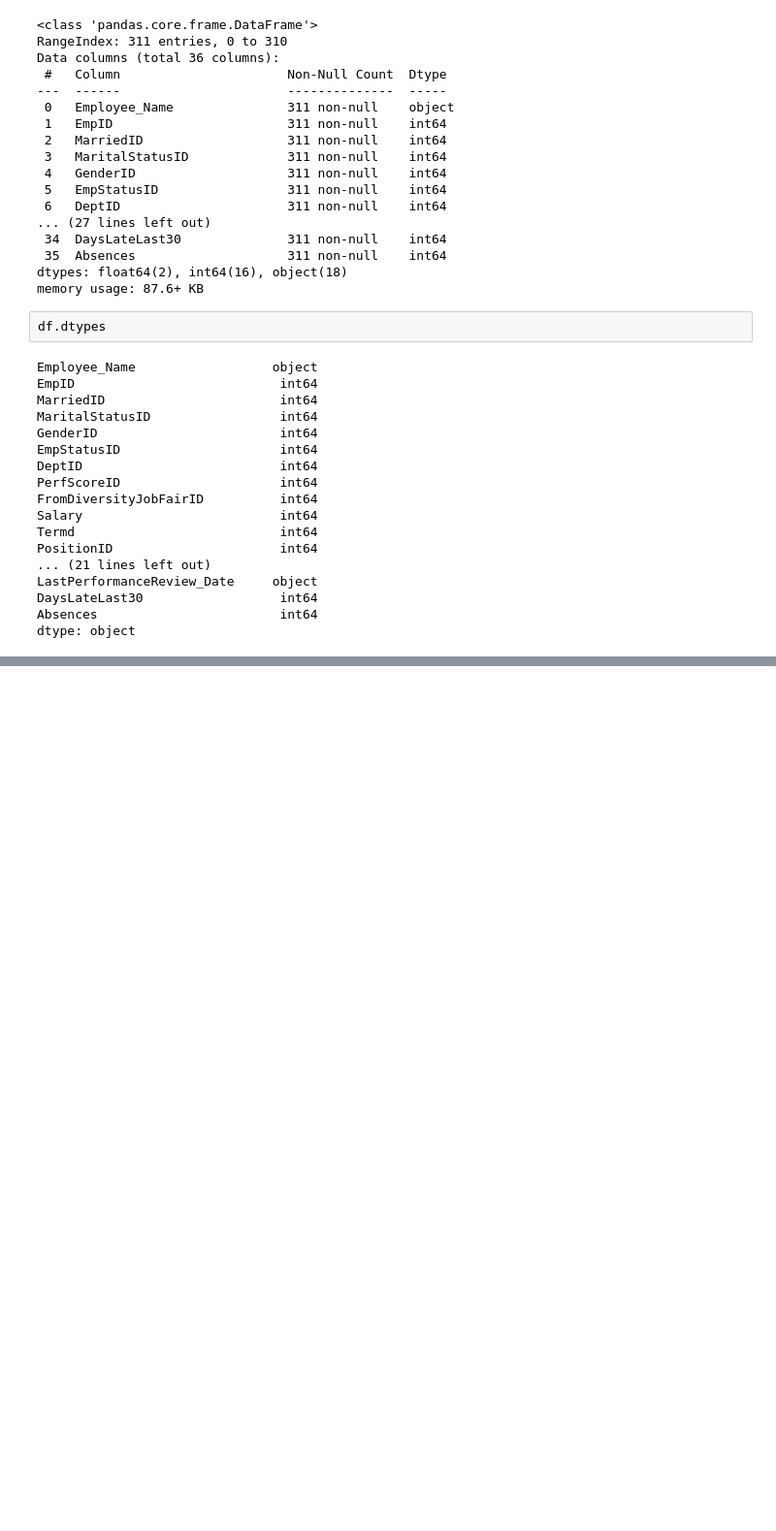
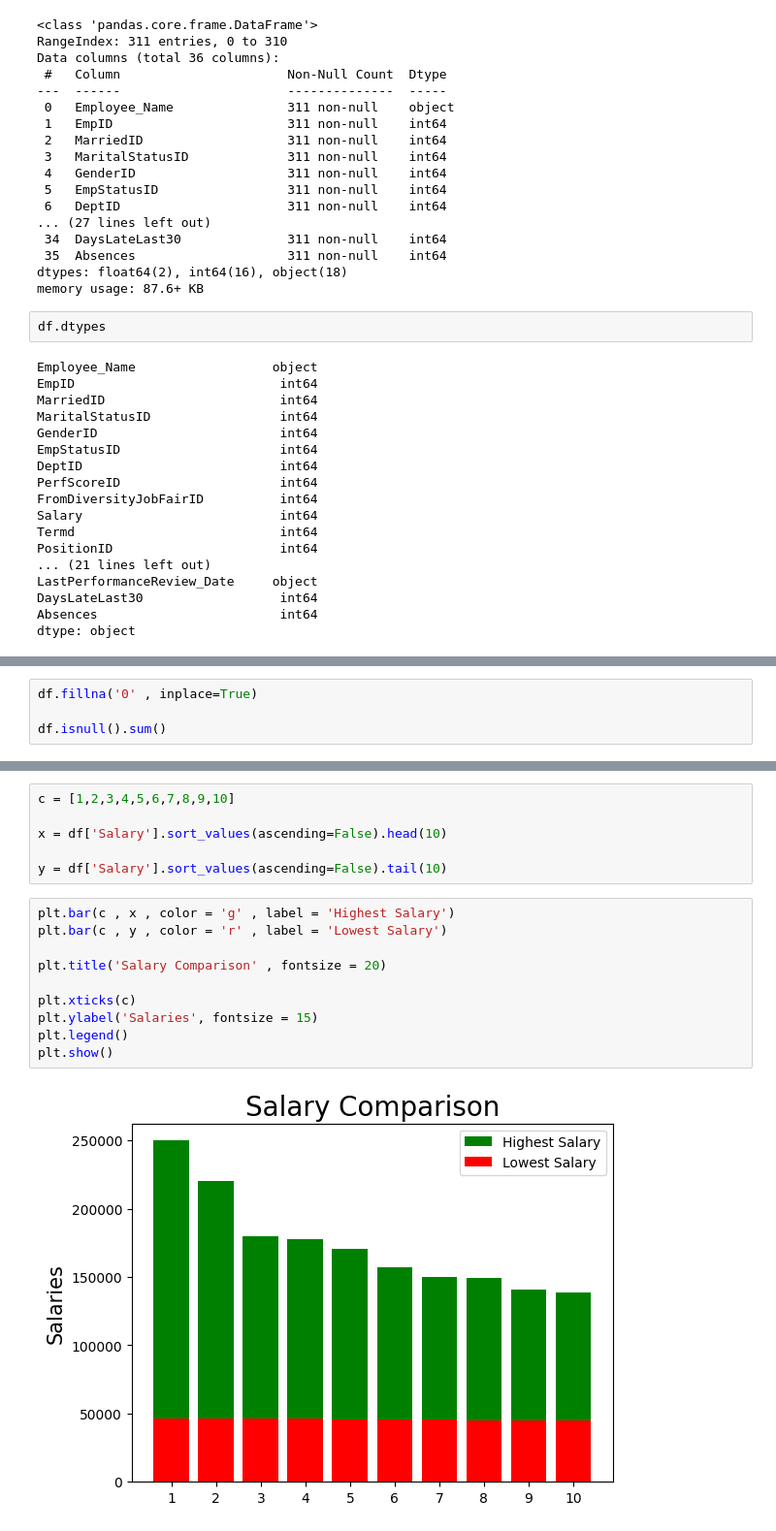
Before and after one commit to azaz9026/EDA, a Jupyter notebook: HR Dataset/EDA_on_HRDataset.ipynb, the cells around one changed output, grey strips where cells are left out. Shown: that part at 97% size. Saved outputs shown, nothing was run; the diff lists cells and outputs as text; blank space fills up the shorter version.

Commit message:
# Visualisation part

```diff
--- a/HR Dataset/EDA_on_HRDataset.ipynb
+++ b/HR Dataset/EDA_on_HRDataset.ipynb
@@ -89,0 +118,4 @@ dtype: object
+# %%
+df.fillna('0' , inplace=True)
+
+df.isnull().sum()
@@ -89,0 +414,18 @@ dtype: object
+# %%
+c = [1,2,3,4,5,6,7,8,9,10]
+
+x = df['Salary'].sort_values(ascending=False).head(10)
+
+y = df['Salary'].sort_values(ascending=False).tail(10)
+# %%
+plt.bar(c , x , color = 'g' , label = 'Highest Salary')
+plt.bar(c , y , color = 'r' , label = 'Lowest Salary')
+
+plt.title('Salary Comparison' , fontsize = 20)
+
+plt.xticks(c)
+plt.ylabel('Salaries', fontsize = 15)
+plt.legend()
+plt.show()
+# %% [output]
+[figure, added]
```
Also changed, not shown: parts of 39 cells of this notebook.
